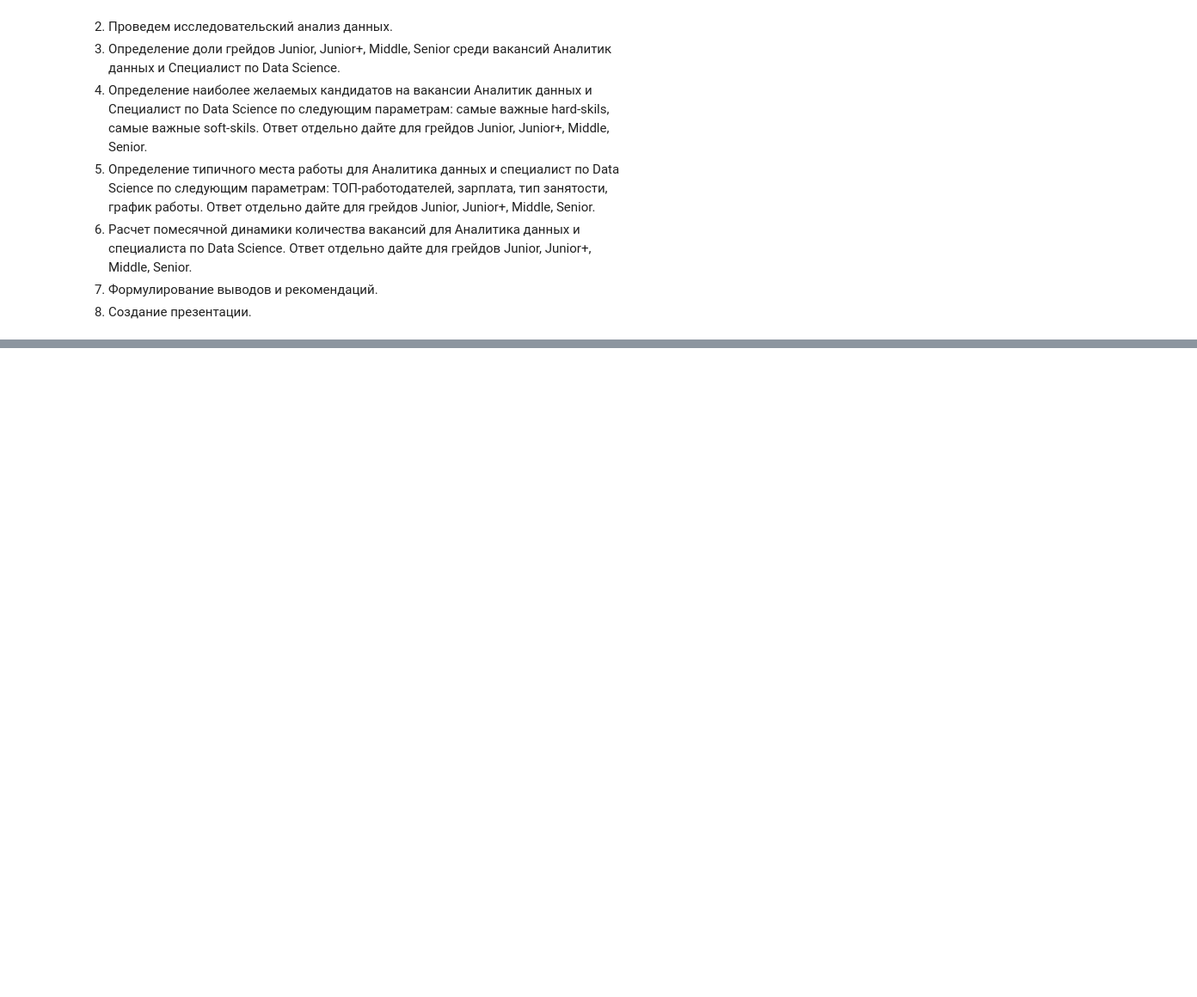
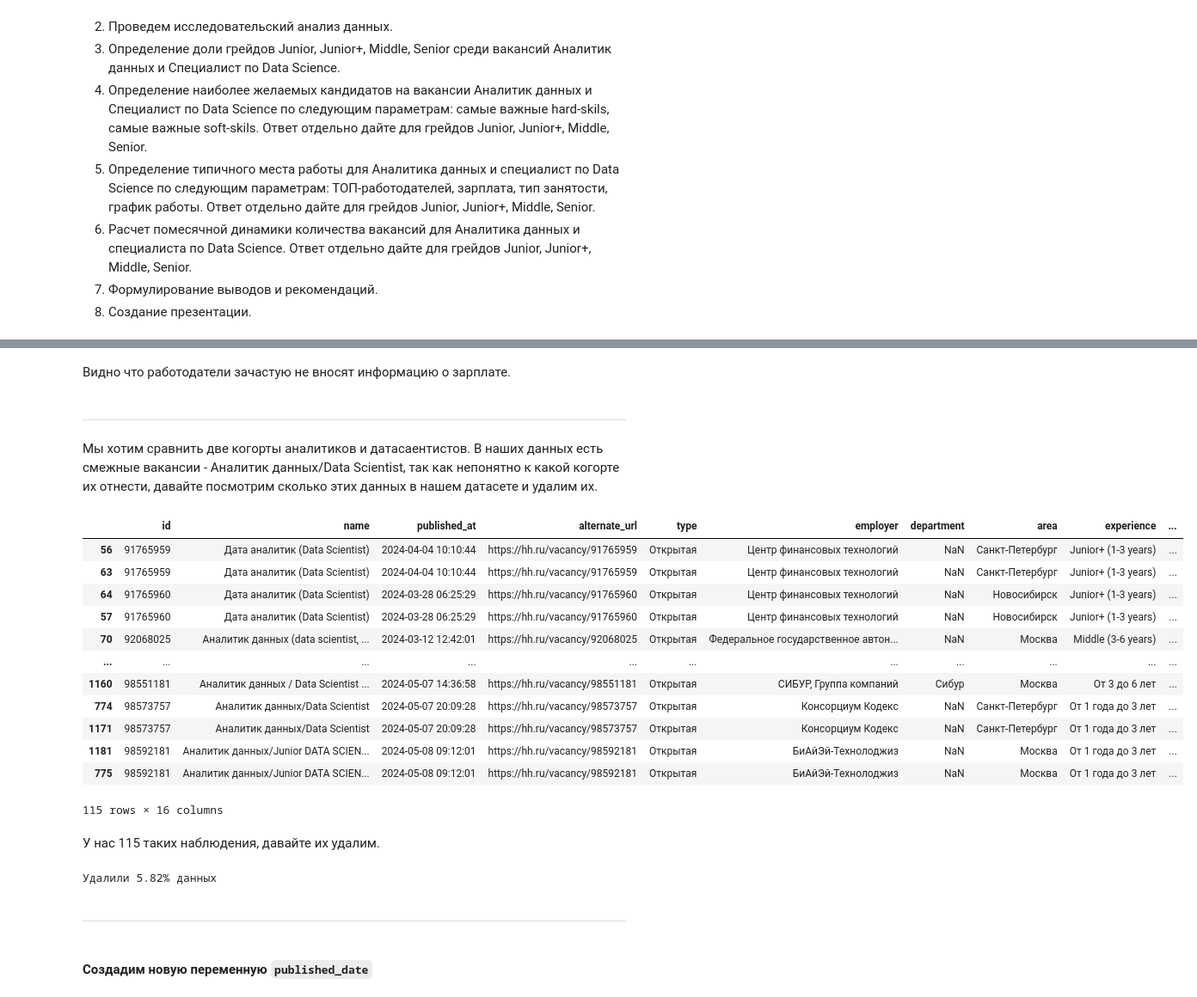
Before and after one commit to KuBaN658/vacancy_analysis, a Jupyter notebook: vacancy_analysis.ipynb, the cells around one changed output, grey strips where cells are left out. Shown at 86% size. Drawn from its saved outputs; the diff is of its cells as text; code cells hidden in the pictures; blank space fills up the shorter version.

```diff
--- a/vacancy_analysis.ipynb
+++ b/vacancy_analysis.ipynb
@@ -60,0 +59,4 @@ ds['published_at'].min(), ds['published_at'].max()
+# %%
+# приведем published_at сразу в формат даты
+da = pd.read_csv('data/da.csv', parse_dates=['published_at'])
+da.sample(5)
@@ -60,0 +70,4 @@ ds['published_at'].min(), ds['published_at'].max()
+# %%
+# приведем published_at сразу в формат даты
+ds = pd.read_csv('data/ds.csv', parse_dates=['published_at'])
+ds.sample(5)
@@ -60,0 +85,8 @@ ds['published_at'].min(), ds['published_at'].max()
+# %%
+# Создаем переменные
+da['name_type'] = 'da'
+ds['name_type'] = 'ds'
+
+# объеденяем таблицы
+vacancies = pd.concat((da, ds))
+start_data_size = vacancies.shape[0]
@@ -60,0 +117,27 @@ ds['published_at'].min(), ds['published_at'].max()
+# %% [markdown]
+Видно что работодатели зачастую не вносят информацию о зарплате.
+# %% [markdown]
+---
+# %% [markdown]
+Мы хотим сравнить две когорты аналитиков и датасаентистов. В наших данных есть смежные вакансии - Аналитик данных/Data Scientist, так как непонятно к какой когорте их отнести, давайте посмотрим сколько этих данных в нашем датасете и удалим их.
+# %%
+grid = vacancies.name.str.lower().str.contains(r'data scien') \
+    & (vacancies.name.str.lower().str.contains(r'analyst') \
+    | vacancies.name.str.lower().str.contains(r'аналитик'))
+vacancies[grid].sort_values(by='id')
+# %% [output]
+|  | id | name | published_at | alternate_url | type | employer | department | area | experience | ... |
+| 56 | 91765959 | Дата аналитик (Data Scientist) | 2024-04-04 10:10:44 | https://hh.ru/vacancy/91765959 | Открытая | Центр финансовых технологий | NaN | Санкт-Петербург | Junior+ (1-3 years) | ... |
+| 63 | 91765959 | Дата аналитик (Data Scientist) | 2024-04-04 10:10:44 | https://hh.ru/vacancy/91765959 | Открытая | Центр финансовых технологий | NaN | Санкт-Петербург | Junior+ (1-3 years) | ... |
+| 64 | 91765960 | Дата аналитик (Data Scientist) | 2024-03-28 06:25:29 | https://hh.ru/vacancy/91765960 | Открытая | Центр финансовых технологий | NaN | Новосибирск | Junior+ (1-3 years) | ... |
+| 57 | 91765960 | Дата аналитик (Data Scientist) | 2024-03-28 06:25:29 | https://hh.ru/vacancy/91765960 | Открытая | Центр финансовых технологий | NaN | Новосибирск | Junior+ (1-3 years) | ... |
+| 70 | 92068025 | Аналитик данных (data scientist, ... | 2024-03-12 12:42:01 | https://hh.ru/vacancy/92068025 | Открытая | Федеральное государственное автон... | NaN | Москва | Middle (3-6 years) | ... |
+| ... | ... | ... | ... | ... | ... | ... | ... | ... | ... | ... |
+| 1160 | 98551181 | Аналитик данных / Data Scientist ... | 2024-05-07 14:36:58 | https://hh.ru/vacancy/98551181 | Открытая | СИБУР, Группа компаний | Сибур | Москва | От 3 до 6 лет | ... |
+| 774 | 98573757 | Аналитик данных/Data Scientist | 2024-05-07 20:09:28 | https://hh.ru/vacancy/98573757 | Открытая | Консорциум Кодекс | NaN | Санкт-Петербург | От 1 года до 3 лет | ... |
+| 1171 | 98573757 | Аналитик данных/Data Scientist | 2024-05-07 20:09:28 | https://hh.ru/vacancy/98573757 | Открытая | Консорциум Кодекс | NaN | Санкт-Петербург | От 1 года до 3 лет | ... |
+| 1181 | 98592181 | Аналитик данных/Junior DATA SCIEN... | 2024-05-08 09:12:01 | https://hh.ru/vacancy/98592181 | Открытая | БиАйЭй-Технолоджиз | NaN | Москва | От 1 года до 3 лет | ... |
+| 775 | 98592181 | Аналитик данных/Junior DATA SCIEN... | 2024-05-08 09:12:01 | https://hh.ru/vacancy/98592181 | Открытая | БиАйЭй-Технолоджиз | NaN | Москва | От 1 года до 3 лет | ... |
+115 rows × 16 columns
+# %% [markdown]
+У нас 115 таких наблюдения, давайте их удалим.
@@ -60,0 +146,8 @@ ds['published_at'].min(), ds['published_at'].max()
+# %%
+print(f'Удалили {1 - vacancies.shape[0] / start_data_size:.2%} данных')
+# %% [output]
+Удалили 5.82% данных
+# %% [markdown]
+---
+# %% [markdown]
+#### Создадим новую переменную `published_date`
```
Also changed, not shown: parts of 68 cells of this notebook, 6 other files.
